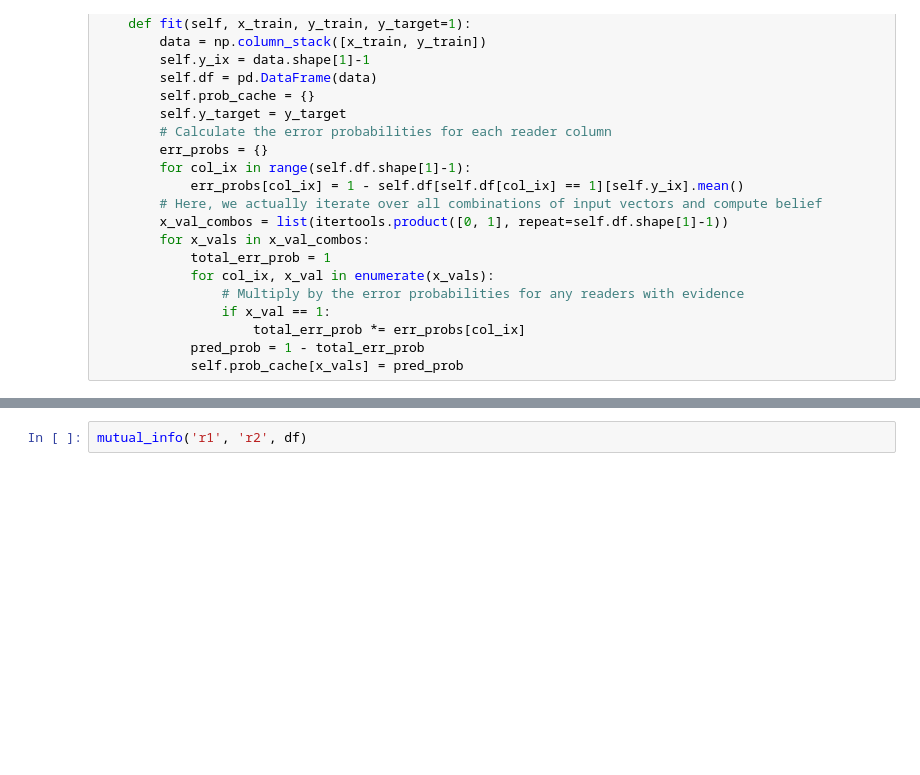
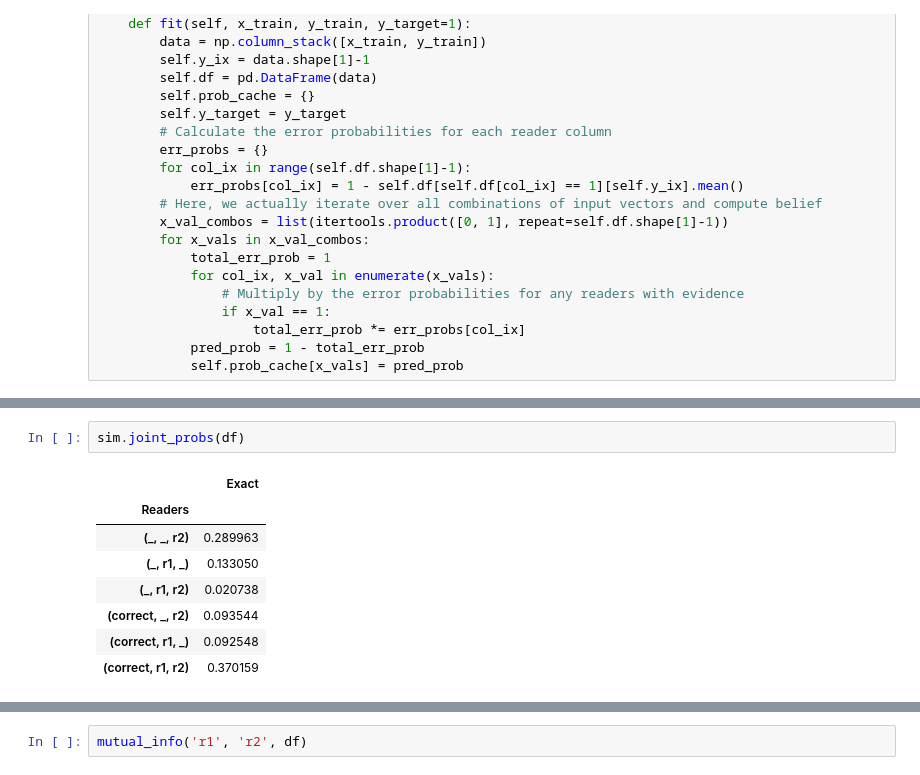
Before and after one commit to sorgerlab/indra_assembly_paper, a Jupyter notebook: notebooks/Belief Prediction.ipynb, the cells around one changed output, grey strips where cells are left out. Saved outputs shown, nothing was run; the diff lists cells and outputs as text; blank space fills up the shorter version.

```diff
--- a/notebooks/Belief Prediction.ipynb
+++ b/notebooks/Belief Prediction.ipynb
@@ -692,0 +708,11 @@ When 0,0 isn't excluded, even perfectly correlated/identical readers variables d
+# %%
+sim.joint_probs(df)
+# %% [output]
+|  | Exact |
+| Readers |  |
+| (_, _, r2) | 0.289963 |
+| (_, r1, _) | 0.133050 |
+| (_, r1, r2) | 0.020738 |
+| (correct, _, r2) | 0.093544 |
+| (correct, r1, _) | 0.092548 |
+| (correct, r1, r2) | 0.370159 |
```
Also changed, not shown: parts of 34 cells of this notebook.
